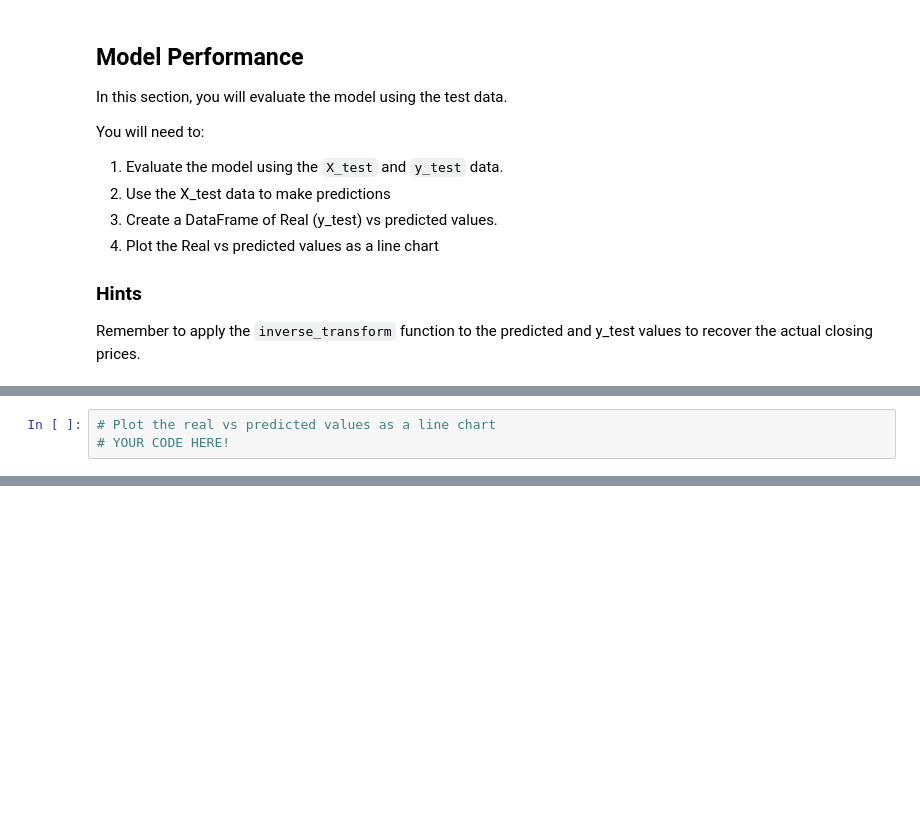
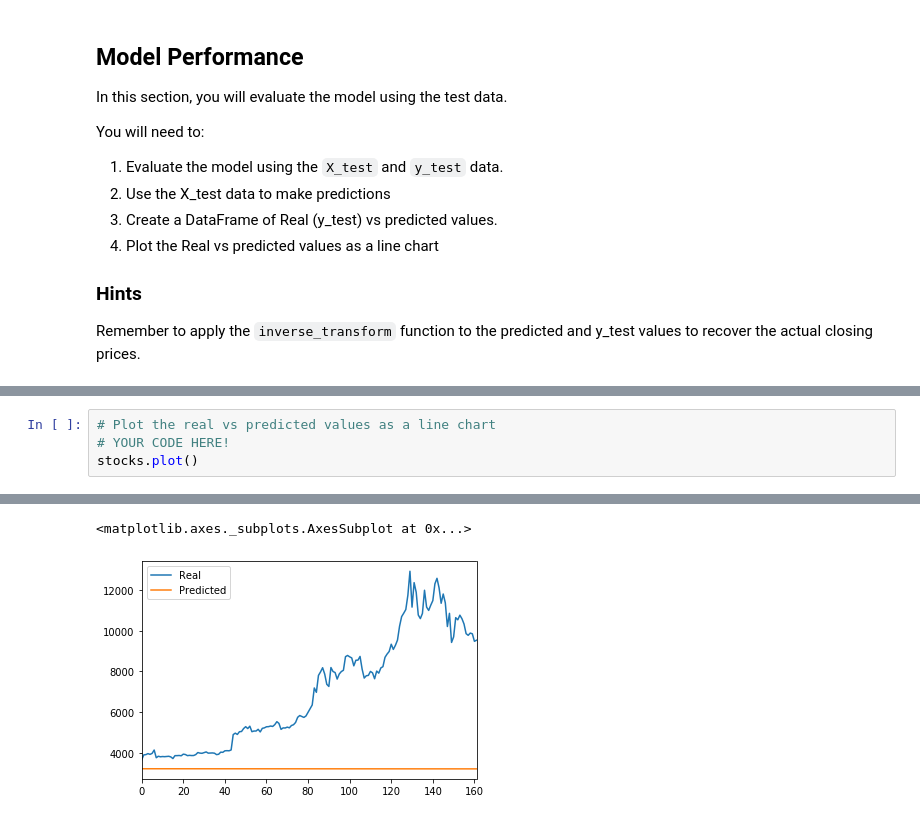
Before and after one commit to awanzek/deep_learning_hw, a Jupyter notebook: lstm_stock_predictor_closing.ipynb, the cells around one changed output, grey strips where cells are left out. Cells and saved outputs as stored; diff of their text form; blank space fills up the shorter version.

```diff
--- a/lstm_stock_predictor_closing.ipynb
+++ b/lstm_stock_predictor_closing.ipynb
@@ -259,4 +297,5 @@ stocks.head()
 # %%
 # Plot the real vs predicted values as a line chart
 # YOUR CODE HERE!
+stocks.plot()
 # %% [output]
@@ -263,0 +302,2 @@ stocks.head()
+<matplotlib.axes._subplots.AxesSubplot at 0x...>
+[figure, added]
```
Also changed, not shown: parts of 17 cells of this notebook, 1 other file.
